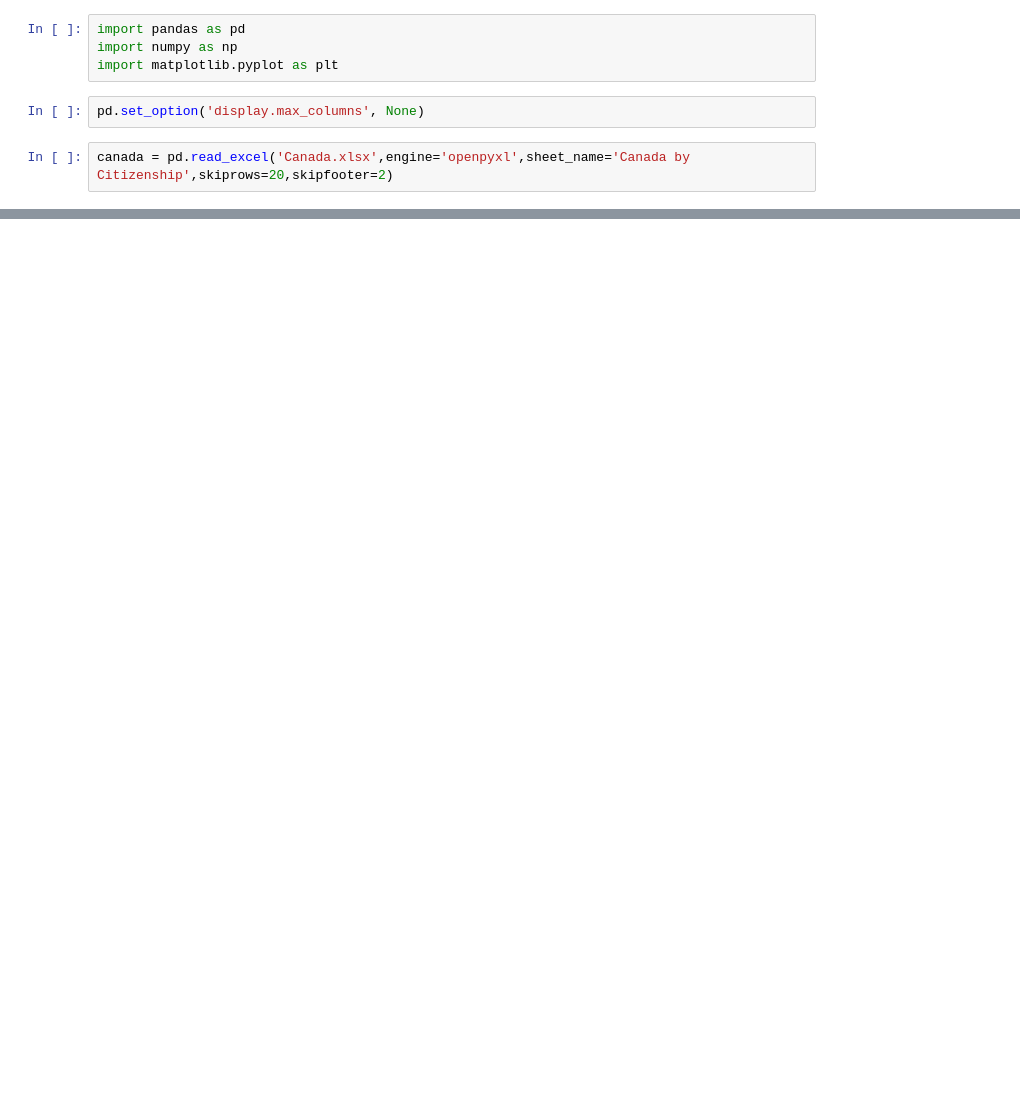
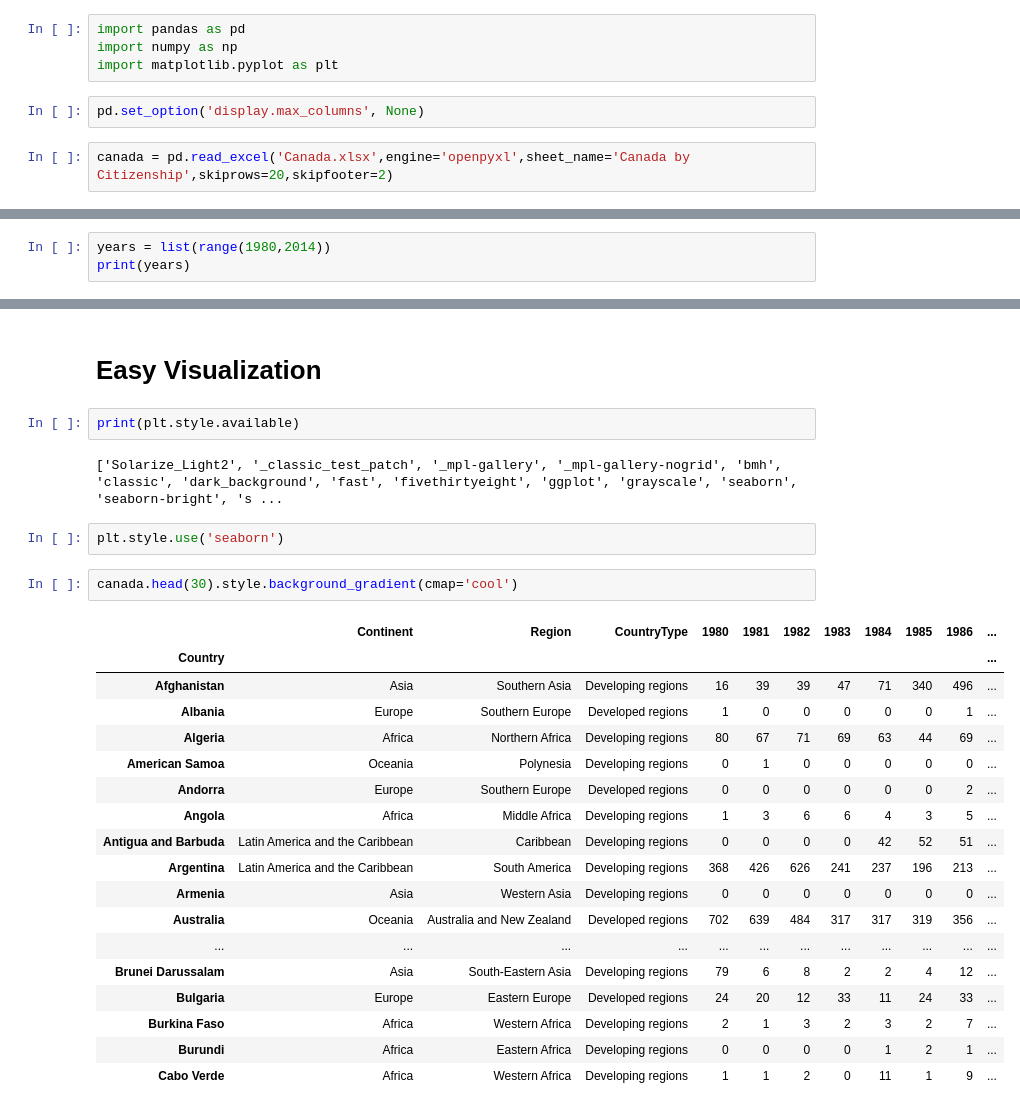
Before and after one commit to digipodium/2022-MAR-PYDS-630-WSS, a Jupyter notebook: data_science_2.ipynb, the cells around one changed output, grey strips where cells are left out. Drawn from its saved outputs; the diff is of its cells as text; blank space fills up the shorter version.

```diff
--- a/data_science_2.ipynb
+++ b/data_science_2.ipynb
@@ -24,0 +33,3 @@ canada
+# %%
+years = list(range(1980,2014))
+print(years)
@@ -24,0 +56,29 @@ canada
+# %% [markdown]
+# Easy Visualization
+# %%
+print(plt.style.available)
+# %% [output]
+['Solarize_Light2', '_classic_test_patch', '_mpl-gallery', '_mpl-gallery-nogrid', 'bmh', 'classic', 'dark_background', 'fast', 'fivethirtyeight', 'ggplot', 'grayscale', 'seaborn', 'seaborn-bright', 's ...
+# %%
+plt.style.use('seaborn')
+# %%
+canada.head(30).style.background_gradient(cmap='cool')
+# %% [output]
+|  | Continent | Region | CountryType | 1980 | 1981 | 1982 | 1983 | 1984 | 1985 | 1986 | ... |
+| Country |  |  |  |  |  |  |  |  |  |  | ... |
+| Afghanistan | Asia | Southern Asia | Developing regions | 16 | 39 | 39 | 47 | 71 | 340 | 496 | ... |
+| Albania | Europe | Southern Europe | Developed regions | 1 | 0 | 0 | 0 | 0 | 0 | 1 | ... |
+| Algeria | Africa | Northern Africa | Developing regions | 80 | 67 | 71 | 69 | 63 | 44 | 69 | ... |
+| American Samoa | Oceania | Polynesia | Developing regions | 0 | 1 | 0 | 0 | 0 | 0 | 0 | ... |
+| Andorra | Europe | Southern Europe | Developed regions | 0 | 0 | 0 | 0 | 0 | 0 | 2 | ... |
+| Angola | Africa | Middle Africa | Developing regions | 1 | 3 | 6 | 6 | 4 | 3 | 5 | ... |
+| Antigua and Barbuda | Latin America and the Caribbean | Caribbean | Developing regions | 0 | 0 | 0 | 0 | 42 | 52 | 51 | ... |
+| Argentina | Latin America and the Caribbean | South America | Developing regions | 368 | 426 | 626 | 241 | 237 | 196 | 213 | ... |
+| Armenia | Asia | Western Asia | Developing regions | 0 | 0 | 0 | 0 | 0 | 0 | 0 | ... |
+| Australia | Oceania | Australia and New Zealand | Developed regions | 702 | 639 | 484 | 317 | 317 | 319 | 356 | ... |
+| ... | ... | ... | ... | ... | ... | ... | ... | ... | ... | ... | ... |
+| Brunei Darussalam | Asia | South-Eastern Asia | Developing regions | 79 | 6 | 8 | 2 | 2 | 4 | 12 | ... |
+| Bulgaria | Europe | Eastern Europe | Developed regions | 24 | 20 | 12 | 33 | 11 | 24 | 33 | ... |
+| Burkina Faso | Africa | Western Africa | Developing regions | 2 | 1 | 3 | 2 | 3 | 2 | 7 | ... |
+| Burundi | Africa | Eastern Africa | Developing regions | 0 | 0 | 0 | 0 | 1 | 2 | 1 | ... |
+| Cabo Verde | Africa | Western Africa | Developing regions | 1 | 1 | 2 | 0 | 11 | 1 | 9 | ... |
```
Also changed, not shown: parts of 19 cells of this notebook, 1 other file.
